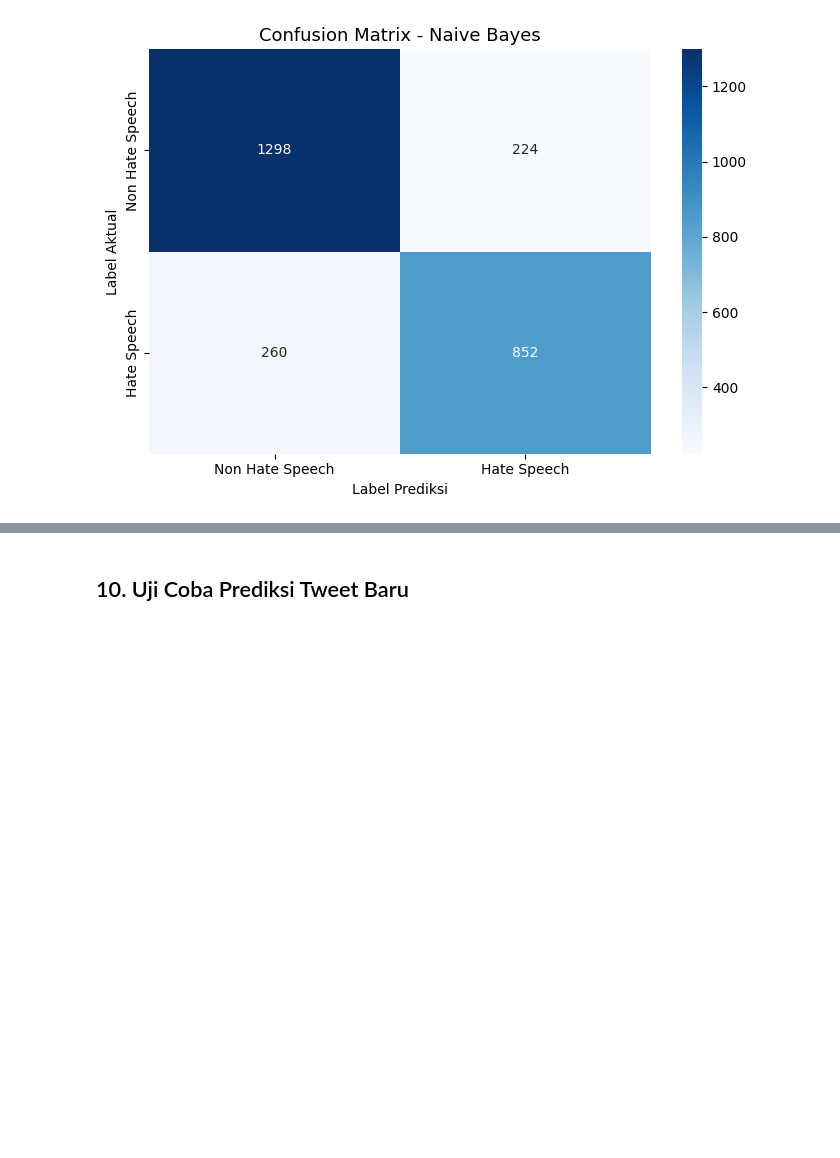
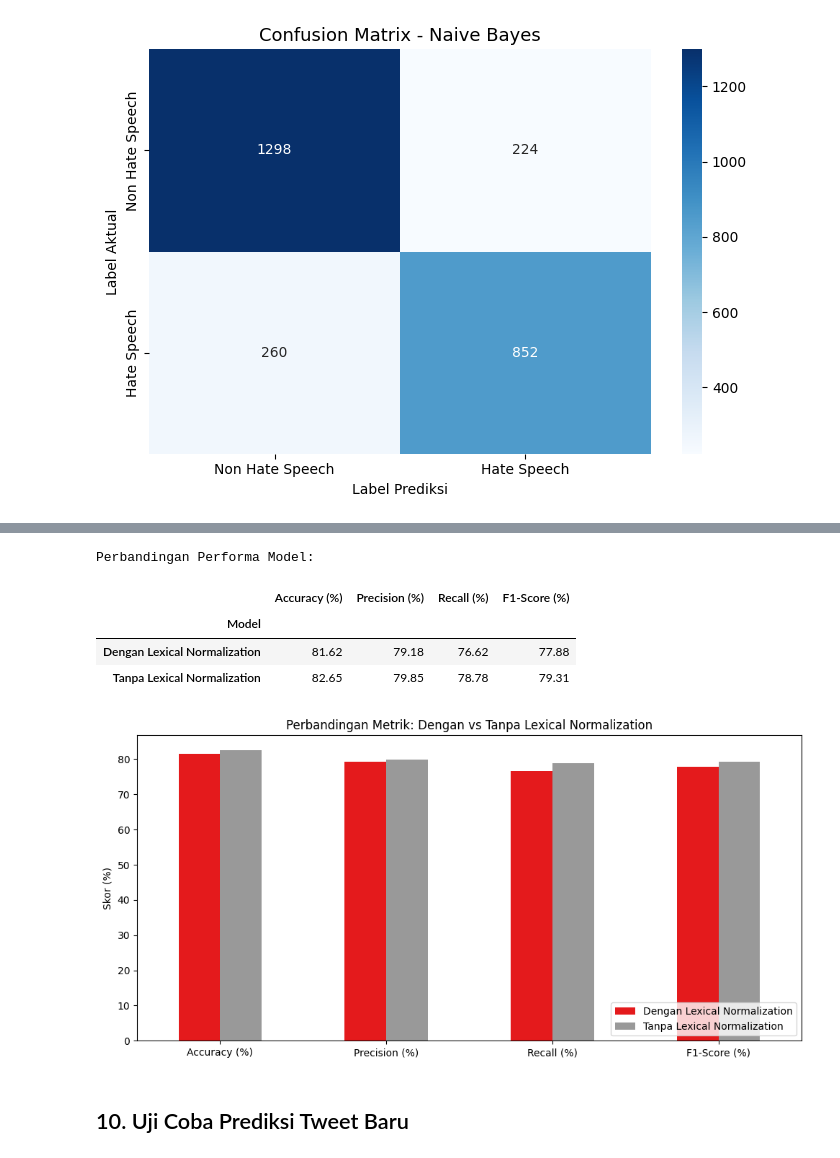
Before and after one commit to ElloRabyndra/indo-hate-speech-normalization, a Jupyter notebook: main.ipynb, the cells around one changed output, grey strips where cells are left out. Drawn from its saved outputs; the diff is of its cells as text; code cells hidden in the pictures; blank space fills up the shorter version.

```diff
--- a/main.ipynb
+++ b/main.ipynb
@@ -681,0 +704,12 @@ Preprocessed data berhasil dimuat
+# %%
+# Jalankan preprocessing tanpa lexical normalization pada seluruh dataset
+print('Memproses tanpa Lexical Normalization...')
+df['processed_text_no_lexnorm'] = df['Tweet'].apply(
+    preprocessor.preprocess_no_lexnorm
+)
+print('Selesai.')
+
+# Tampilkan perbandingan sampel
+sample = df[['Tweet', 'processed_text', 'processed_text_no_lexnorm']].head(5)
+sample.columns = ['Tweet Asli', 'Dengan Lexical Norm', 'Tanpa Lexical Norm']
+display(sample)
@@ -1082,3 +1178,45 @@ if not os.path.exists('images/confusion_matrix.png'):
+# %%
+from sklearn.metrics import f1_score, precision_score, recall_score
+
+metrics = {
+    'Model': ['Dengan Lexical Normalization', 'Tanpa Lexical Normalization'],
+    'Accuracy (%)': [
+        round(accuracy_score(y_test, y_pred)*100, 2),
+        round(accuracy_score(y2_test, y2_pred)*100, 2)
+    ],
+    'Precision (%)': [
+        round(precision_score(y_test, y_pred)*100, 2),
+        round(precision_score(y2_test, y2_pred)*100, 2)
+    ],
+    'Recall (%)': [
+        round(recall_score(y_test, y_pred)*100, 2),
+        round(recall_score(y2_test, y2_pred)*100, 2)
+    ],
+    'F1-Score (%)': [
+        round(f1_score(y_test, y_pred)*100, 2),
+        round(f1_score(y2_test, y2_pred)*100, 2)
+    ],
+}
+
+df_comparison = pd.DataFrame(metrics).set_index('Model')
+print("Perbandingan Performa Model:")
+display(df_comparison)
+
+# Visualisasi
+df_comparison.T.plot(kind='bar', figsize=(10, 5), colormap='Set1')
+plt.title('Perbandingan Metrik: Dengan vs Tanpa Lexical Normalization')
+plt.ylabel('Skor (%)')
+plt.xticks(rotation=0)
+plt.legend(loc='lower right')
+plt.tight_layout()
+plt.show()
+# %% [output]
+Perbandingan Performa Model:
+|  | Accuracy (%) | Precision (%) | Recall (%) | F1-Score (%) |
+| Model |  |  |  |  |
+| Dengan Lexical Normalization | 81.62 | 79.18 | 76.62 | 77.88 |
+| Tanpa Lexical Normalization | 82.65 | 79.85 | 78.78 | 79.31 |
+[figure, added]
 # %% [markdown]
 ## 10. Uji Coba Prediksi Tweet Baru
 # %%
```
Also changed, not shown: parts of 8 cells of this notebook.
